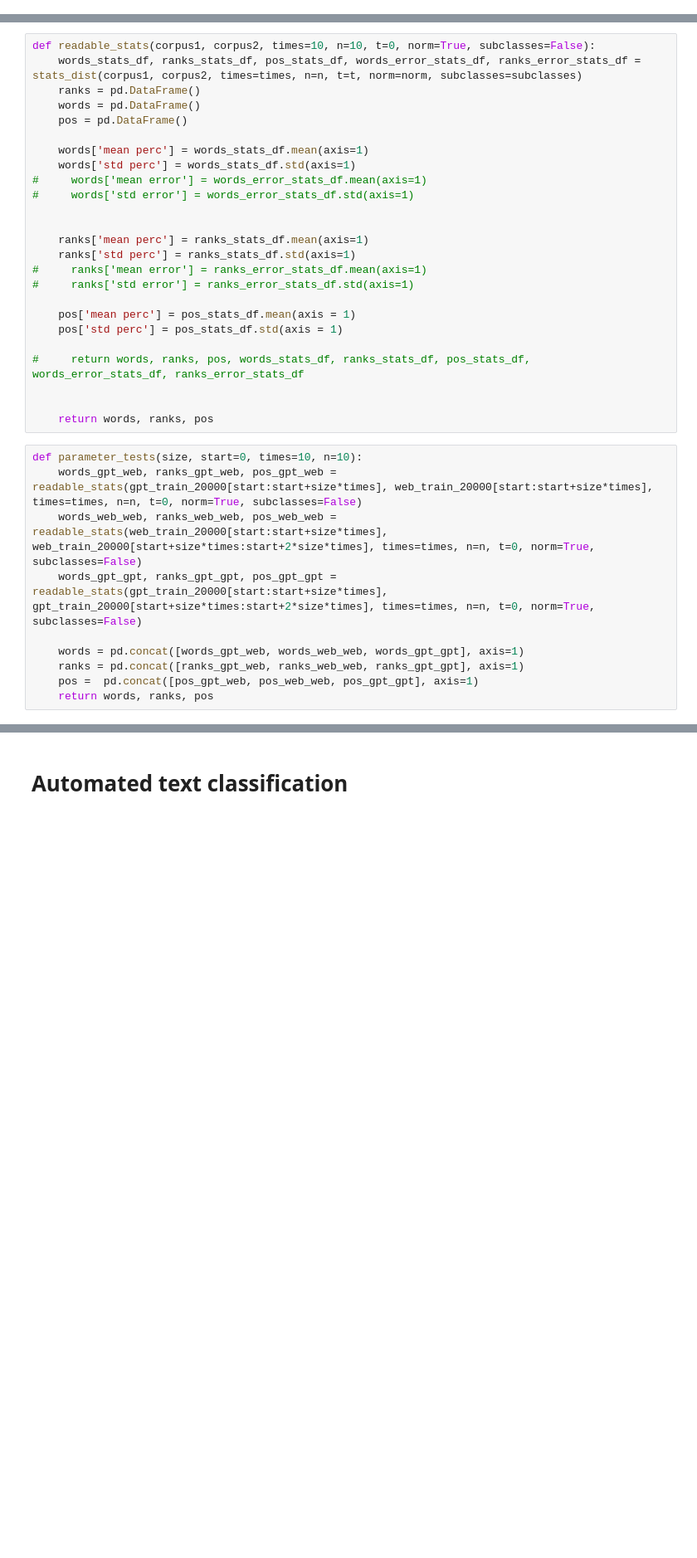
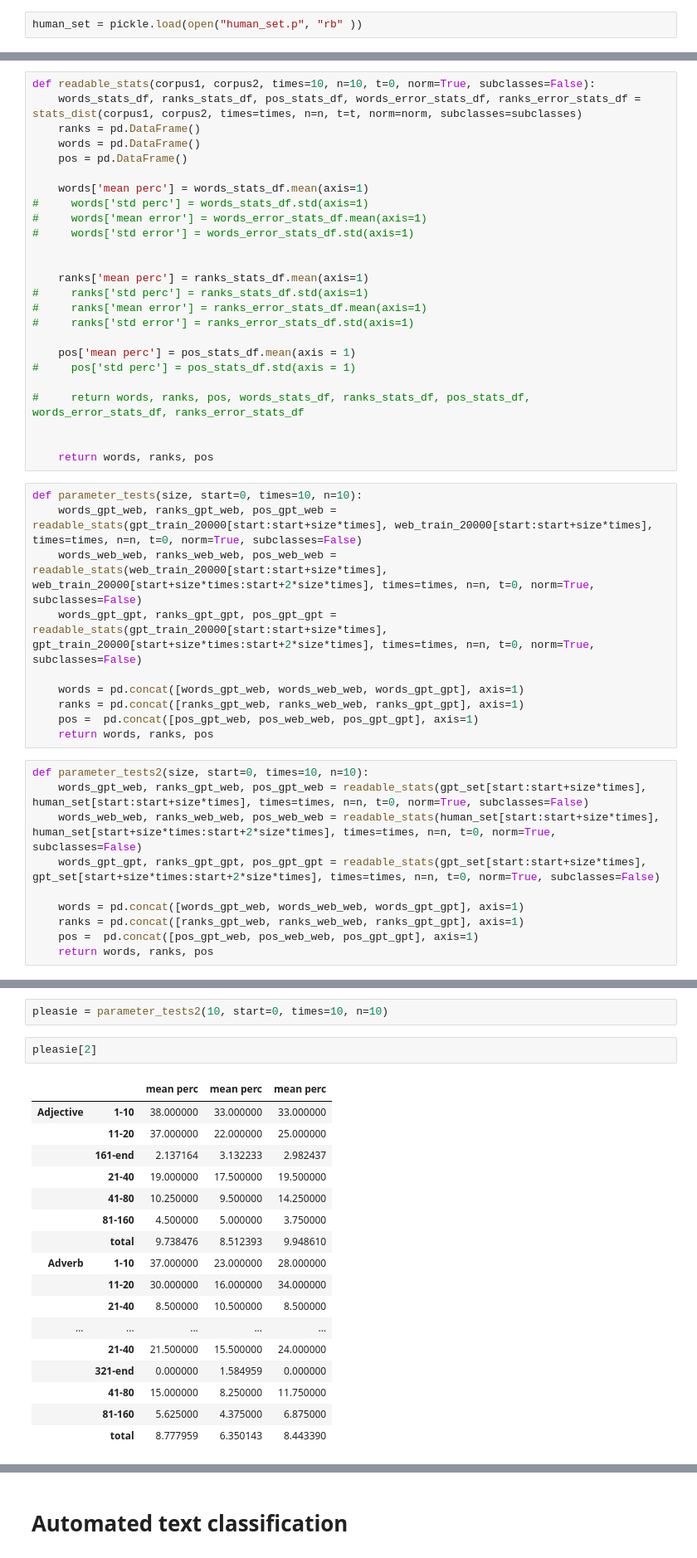
Before and after one commit to remvanthull/Thesis, a Jupyter notebook: Untitled2.ipynb, the cells around one changed output, grey strips where cells are left out. Shown at 83% size. Drawn from its saved outputs; the diff is of its cells as text; blank space fills up the shorter version.

```diff
--- a/Untitled2.ipynb
+++ b/Untitled2.ipynb
@@ -58,3 +42,5 @@ human_set = [make_file(corpus, multi=False, pos=True) for corpus in set_human]
+# %%
+human_set = pickle.load(open("human_set.p", "rb" ))
 # %% [markdown]
 # Pre-processing
 # %%
@@ -707,18 +694,18 @@ def readable_stats(corpus1, corpus2, times=10, n=10, t=0, norm=True, subclasses=
     pos = pd.DataFrame()
 
     words['mean perc'] = words_stats_df.mean(axis=1)
-    words['std perc'] = words_stats_df.std(axis=1)
+#     words['std perc'] = words_stats_df.std(axis=1)
 #     words['mean error'] = words_error_stats_df.mean(axis=1)
 #     words['std error'] = words_error_stats_df.std(axis=1)
 
 
     ranks['mean perc'] = ranks_stats_df.mean(axis=1)
-    ranks['std perc'] = ranks_stats_df.std(axis=1)
+#     ranks['std perc'] = ranks_stats_df.std(axis=1)
 #     ranks['mean error'] = ranks_error_stats_df.mean(axis=1)
 #     ranks['std error'] = ranks_error_stats_df.std(axis=1)
 
     pos['mean perc'] = pos_stats_df.mean(axis = 1)
-    pos['std perc'] = pos_stats_df.std(axis = 1)
+#     pos['std perc'] = pos_stats_df.std(axis = 1)
 
 #     return words, ranks, pos, words_stats_df, ranks_stats_df, pos_stats_df, words_error_stats_df, ranks_error_stats_df
 
@@ -734,3 +721,13 @@ def parameter_tests(size, start=0, times=10, n=10):
     ranks = pd.concat([ranks_gpt_web, ranks_web_web, ranks_gpt_gpt], axis=1)
     pos =  pd.concat([pos_gpt_web, pos_web_web, pos_gpt_gpt], axis=1)
     return words, ranks, pos
+# %%
+def parameter_tests2(size, start=0, times=10, n=10):
+    words_gpt_web, ranks_gpt_web, pos_gpt_web = readable_stats(gpt_set[start:start+size*times], human_set[start:start+size*times], times=times, n=n, t=0, norm=True, subclasses=False)
+    words_web_web, ranks_web_web, pos_web_web = readable_stats(human_set[start:start+size*times], human_set[start+size*times:start+2*size*times], times=times, n=n, t=0, norm=True, subclasses=False)
+    words_gpt_gpt, ranks_gpt_gpt, pos_gpt_gpt = readable_stats(gpt_set[start:start+size*times], gpt_set[start+size*times:start+2*size*times], times=times, n=n, t=0, norm=True, subclasses=False)
+
+    words = pd.concat([words_gpt_web, words_web_web, words_gpt_gpt], axis=1)
+    ranks = pd.concat([ranks_gpt_web, ranks_web_web, ranks_gpt_gpt], axis=1)
+    pos =  pd.concat([pos_gpt_web, pos_web_web, pos_gpt_gpt], axis=1)
+    return words, ranks, pos
@@ -736,0 +736,22 @@ def parameter_tests(size, start=0, times=10, n=10):
+# %%
+pleasie = parameter_tests2(10, start=0, times=10, n=10)
+# %%
+pleasie[2]
+# %% [output]
+|  |  | mean perc | mean perc | mean perc |
+| Adjective | 1-10 | 38.000000 | 33.000000 | 33.000000 |
+|  | 11-20 | 37.000000 | 22.000000 | 25.000000 |
+|  | 161-end | 2.137164 | 3.132233 | 2.982437 |
+|  | 21-40 | 19.000000 | 17.500000 | 19.500000 |
+|  | 41-80 | 10.250000 | 9.500000 | 14.250000 |
+|  | 81-160 | 4.500000 | 5.000000 | 3.750000 |
+|  | total | 9.738476 | 8.512393 | 9.948610 |
+| Adverb | 1-10 | 37.000000 | 23.000000 | 28.000000 |
+|  | 11-20 | 30.000000 | 16.000000 | 34.000000 |
+|  | 21-40 | 8.500000 | 10.500000 | 8.500000 |
+| ... | ... | ... | ... | ... |
+|  | 21-40 | 21.500000 | 15.500000 | 24.000000 |
+|  | 321-end | 0.000000 | 1.584959 | 0.000000 |
+|  | 41-80 | 15.000000 | 8.250000 | 11.750000 |
+|  | 81-160 | 5.625000 | 4.375000 | 6.875000 |
+|  | total | 8.777959 | 6.350143 | 8.443390 |
```
Also changed, not shown: parts of 30 cells of this notebook.
